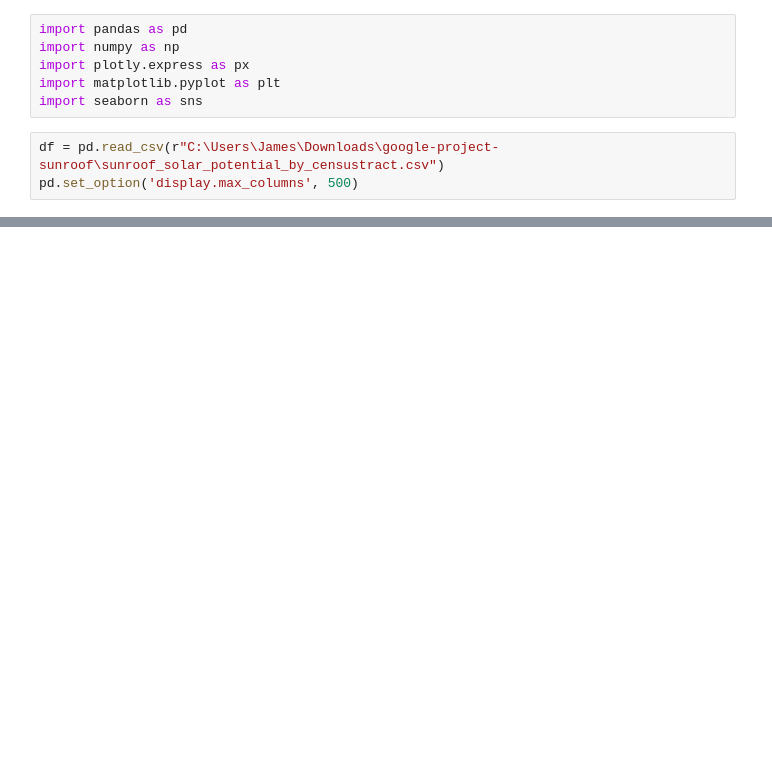
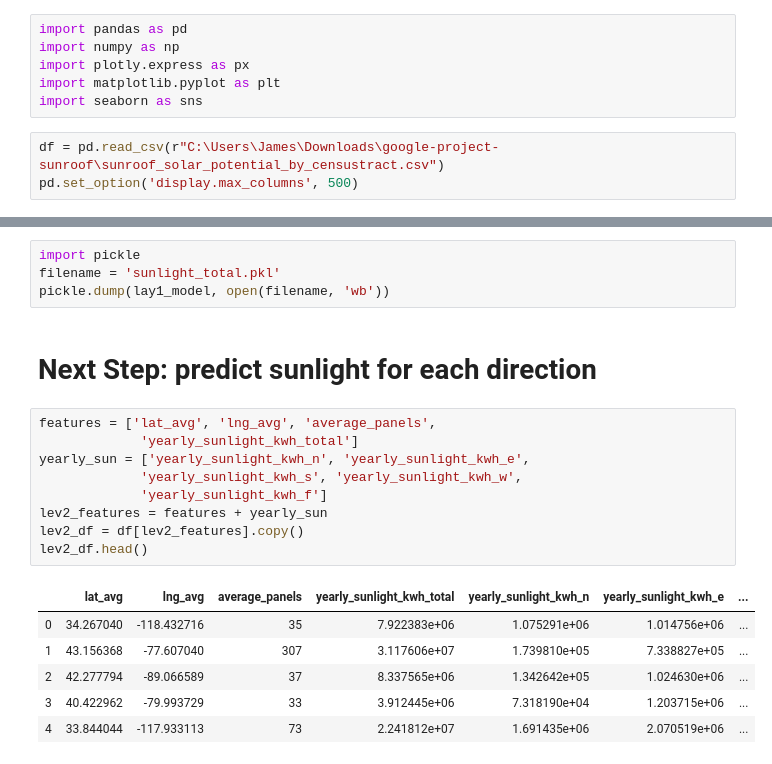
Before and after one commit to jamesluttringer2019/Project_Sunroof, a Jupyter notebook: notebooks/Exploration_and_model_training.ipynb, the cells around one changed output, grey strips where cells are left out. Cells and saved outputs as stored; diff of their text form; blank space fills up the shorter version.

```diff
--- a/notebooks/Exploration_and_model_training.ipynb
+++ b/notebooks/Exploration_and_model_training.ipynb
@@ -86,0 +149,22 @@ The mean baseline is: 15.292462562196453
+# %%
+import pickle
+filename = 'sunlight_total.pkl'
+pickle.dump(lay1_model, open(filename, 'wb'))
+# %% [markdown]
+# Next Step: predict sunlight for each direction
+# %%
+features = ['lat_avg', 'lng_avg', 'average_panels',
+             'yearly_sunlight_kwh_total']
+yearly_sun = ['yearly_sunlight_kwh_n', 'yearly_sunlight_kwh_e',
+             'yearly_sunlight_kwh_s', 'yearly_sunlight_kwh_w',
+             'yearly_sunlight_kwh_f']
+lev2_features = features + yearly_sun
+lev2_df = df[lev2_features].copy()
+lev2_df.head()
+# %% [output]
+|  | lat_avg | lng_avg | average_panels | yearly_sunlight_kwh_total | yearly_sunlight_kwh_n | yearly_sunlight_kwh_e | ... |
+| 0 | 34.267040 | -118.432716 | 35 | 7.922383e+06 | 1.075291e+06 | 1.014756e+06 | ... |
+| 1 | 43.156368 | -77.607040 | 307 | 3.117606e+07 | 1.739810e+05 | 7.338827e+05 | ... |
+| 2 | 42.277794 | -89.066589 | 37 | 8.337565e+06 | 1.342642e+05 | 1.024630e+06 | ... |
+| 3 | 40.422962 | -79.993729 | 33 | 3.912445e+06 | 7.318190e+04 | 1.203715e+06 | ... |
+| 4 | 33.844044 | -117.933113 | 73 | 2.241812e+07 | 1.691435e+06 | 2.070519e+06 | ... |
```
Also changed, not shown: parts of 55 cells of this notebook, 5 other files.
